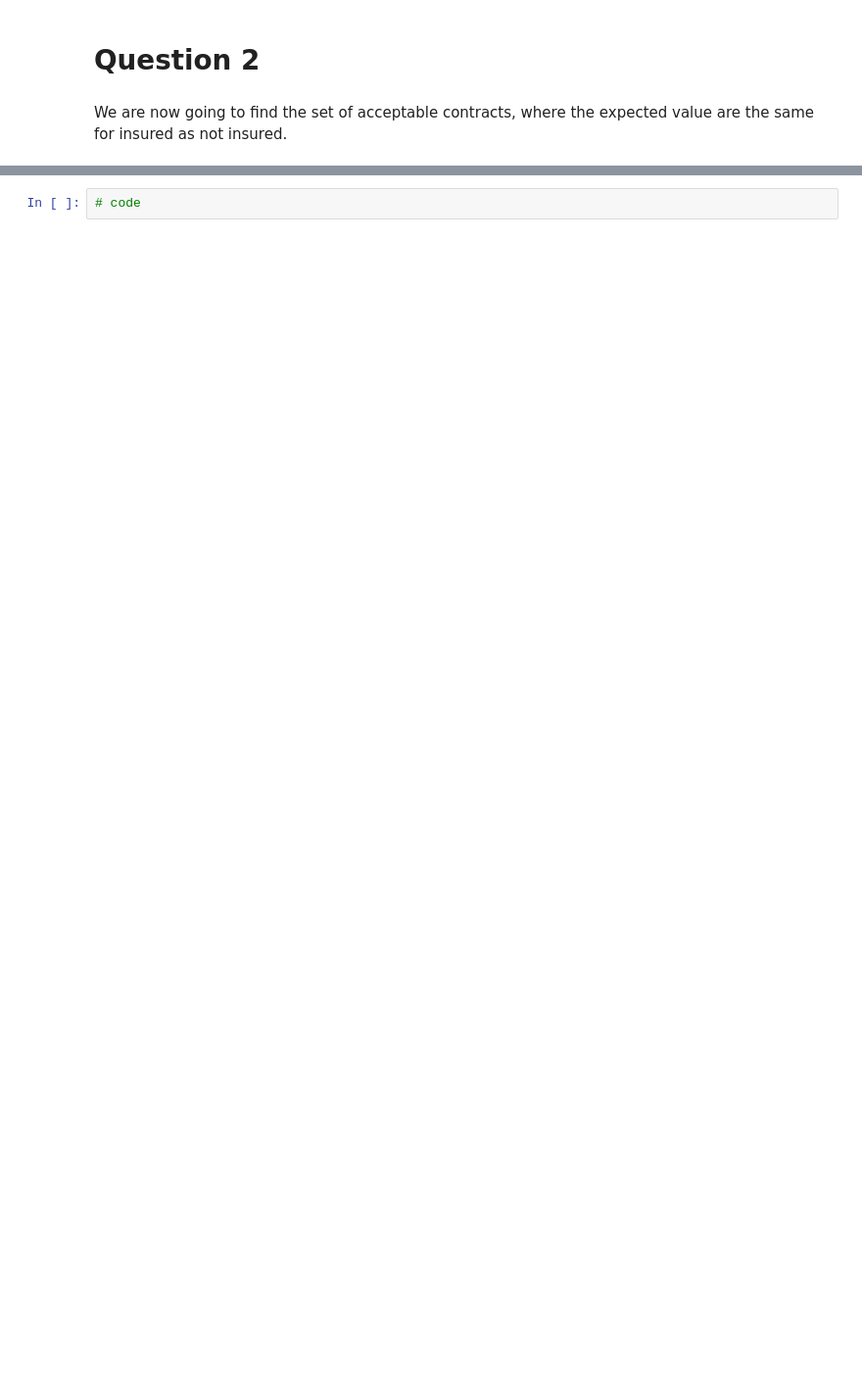
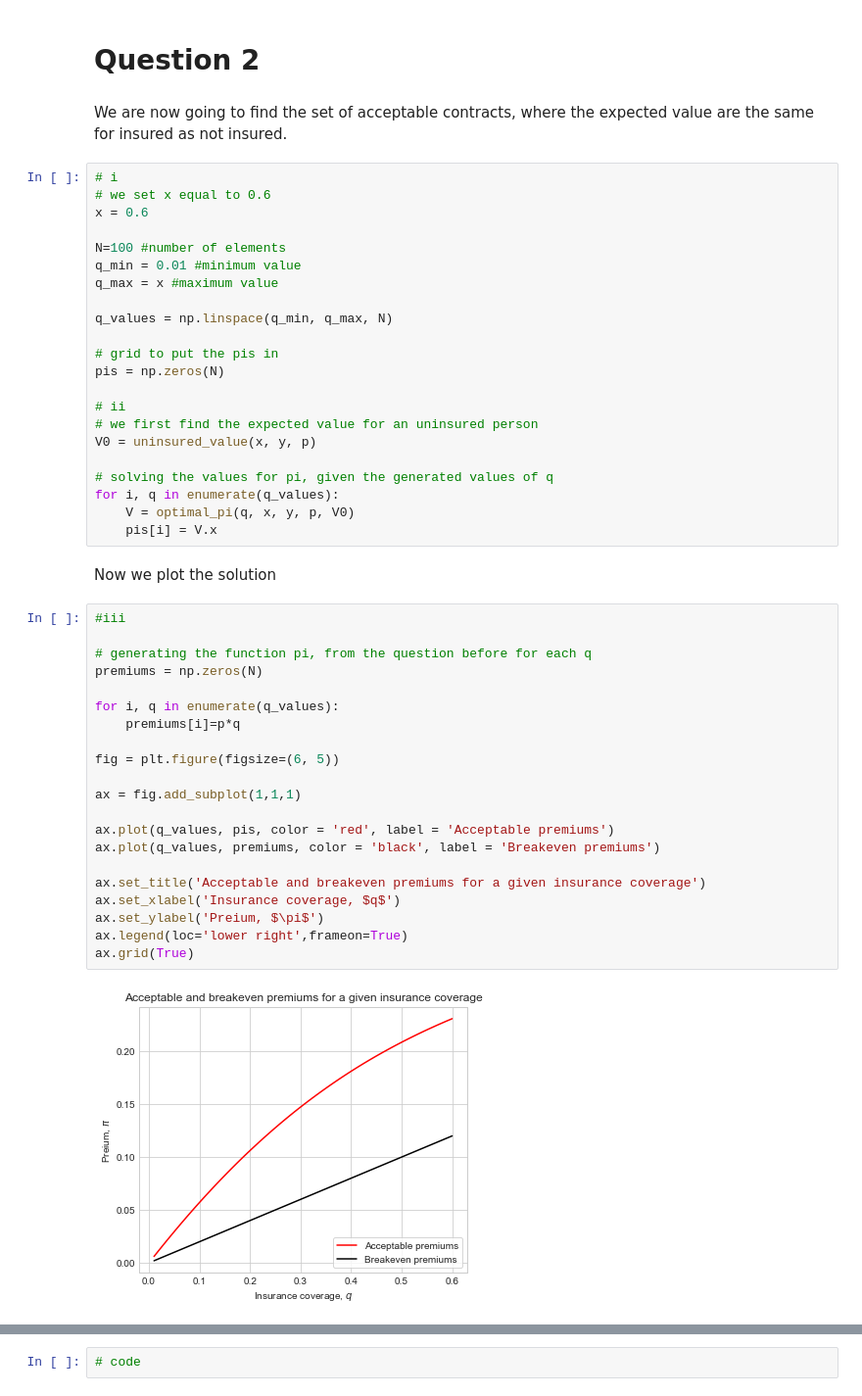
Before and after one commit to mfw325/projects-2022-team-freelvlau, a Jupyter notebook: inauguralproject/inauguralproject.ipynb, the cells around one changed output, grey strips where cells are left out. Shown at 98% size. Saved outputs shown, nothing was run; the diff lists cells and outputs as text; blank space fills up the shorter version.

```diff
--- a/inauguralproject/inauguralproject.ipynb
+++ b/inauguralproject/inauguralproject.ipynb
@@ -54,3 +74,50 @@ From this
 # Question 2
 # %% [markdown]
 We are now going to find the set of acceptable contracts, where the expected value are the same for insured as not insured.
+# %%
+# i
+# we set x equal to 0.6
+x = 0.6
+
+N=100 #number of elements
+q_min = 0.01 #minimum value
+q_max = x #maximum value
+
+q_values = np.linspace(q_min, q_max, N)
+
+# grid to put the pis in
+pis = np.zeros(N)
+
+# ii
+# we first find the expected value for an uninsured person
+V0 = uninsured_value(x, y, p)
+
+# solving the values for pi, given the generated values of q
+for i, q in enumerate(q_values):
+    V = optimal_pi(q, x, y, p, V0)
+    pis[i] = V.x
+# %% [markdown]
+Now we plot the solution
+# %%
+#iii
+
+# generating the function pi, from the question before for each q
+premiums = np.zeros(N)
+
+for i, q in enumerate(q_values):
+    premiums[i]=p*q
+
+fig = plt.figure(figsize=(6, 5))
+
+ax = fig.add_subplot(1,1,1)
+
+ax.plot(q_values, pis, color = 'red', label = 'Acceptable premiums')
+ax.plot(q_values, premiums, color = 'black', label = 'Breakeven premiums')
+
+ax.set_title('Acceptable and breakeven premiums for a given insurance coverage')
+ax.set_xlabel('Insurance coverage, $q$')
+ax.set_ylabel('Preium, $\pi$')
+ax.legend(loc='lower right',frameon=True)
+ax.grid(True)
+# %% [output]
+[figure, added]
```
Also changed, not shown: parts of 16 cells of this notebook, 1 other file.
